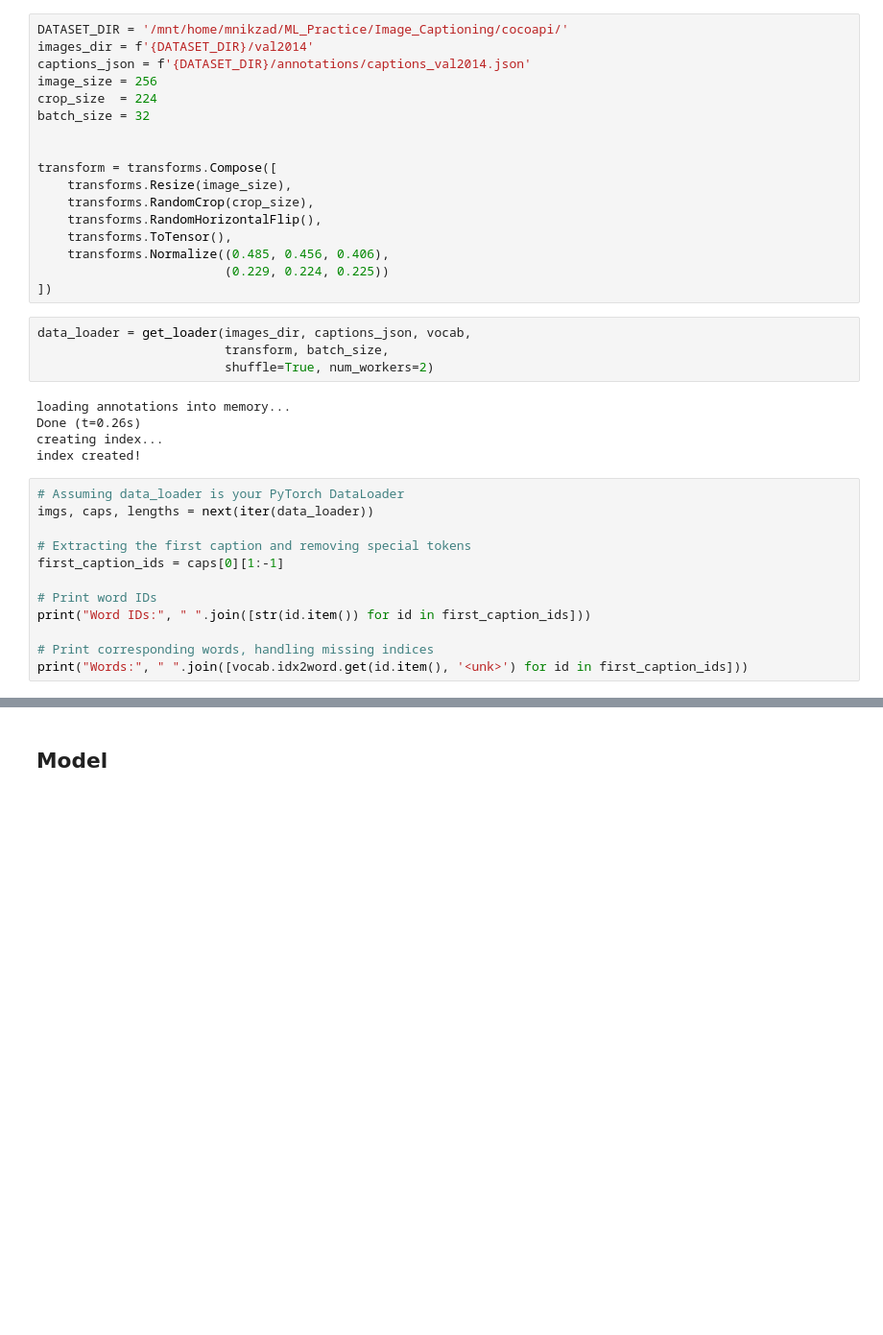
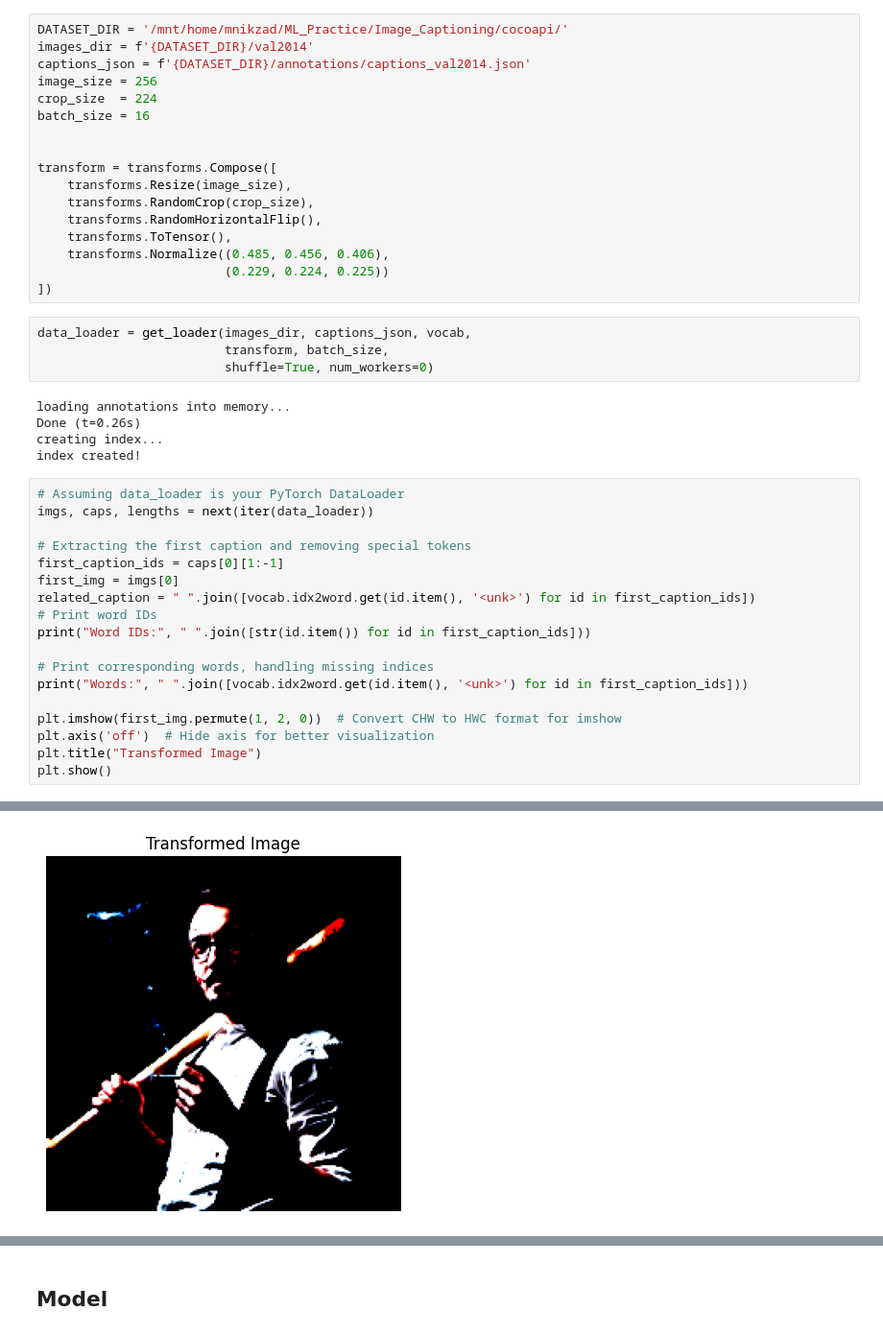
Before and after one commit to MORTAZAD66/ML_Practice, a Jupyter notebook: Image_Captioning/Image Captioning.ipynb, the cells around one changed output, grey strips where cells are left out. Shown at 96% size. Drawn from its saved outputs; the diff is of its cells as text; blank space fills up the shorter version.

```diff
--- a/Image_Captioning/Image Captioning.ipynb
+++ b/Image_Captioning/Image Captioning.ipynb
@@ -167,7 +167,7 @@ images_dir = f'{DATASET_DIR}/val2014'
 captions_json = f'{DATASET_DIR}/annotations/captions_val2014.json'
 image_size = 256
 crop_size  = 224
-batch_size = 32
+batch_size = 16
 
 
 transform = transforms.Compose([
@@ -181,7 +181,7 @@ transform = transforms.Compose([
 # %%
 data_loader = get_loader(images_dir, captions_json, vocab,
                          transform, batch_size,
-                         shuffle=True, num_workers=2)
+                         shuffle=True, num_workers=0)
 # %% [output]
 loading annotations into memory...
 Done (t=0.26s)
@@ -193,10 +193,16 @@ imgs, caps, lengths = next(iter(data_loader))
 
 # Extracting the first caption and removing special tokens
 first_caption_ids = caps[0][1:-1]
-
+first_img = imgs[0]
+related_caption = " ".join([vocab.idx2word.get(id.item(), '<unk>') for id in first_caption_ids])
 # Print word IDs
 print("Word IDs:", " ".join([str(id.item()) for id in first_caption_ids]))
 
 # Print corresponding words, handling missing indices
 print("Words:", " ".join([vocab.idx2word.get(id.item(), '<unk>') for id in first_caption_ids]))
+
+plt.imshow(first_img.permute(1, 2, 0))  # Convert CHW to HWC format for imshow
+plt.axis('off')  # Hide axis for better visualization
+plt.title("Transformed Image")
+plt.show()
 # %% [output]
@@ -205,3 +212,4 @@ Words: <UNK> man on a horse and another on a draught horse pass people watching
+[figure, added]
 # %%
 imgs.size()
 # %% [output]
```
Also changed, not shown: parts of 12 cells of this notebook.
